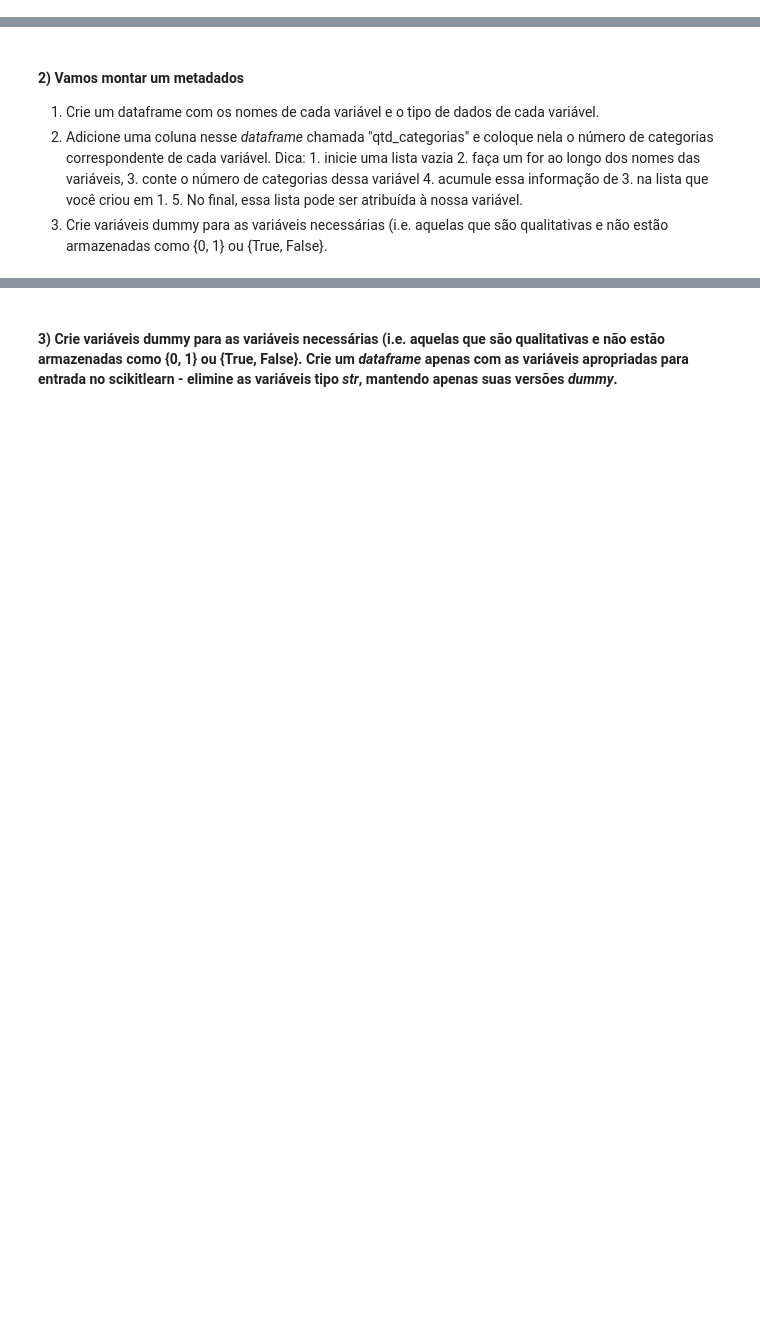
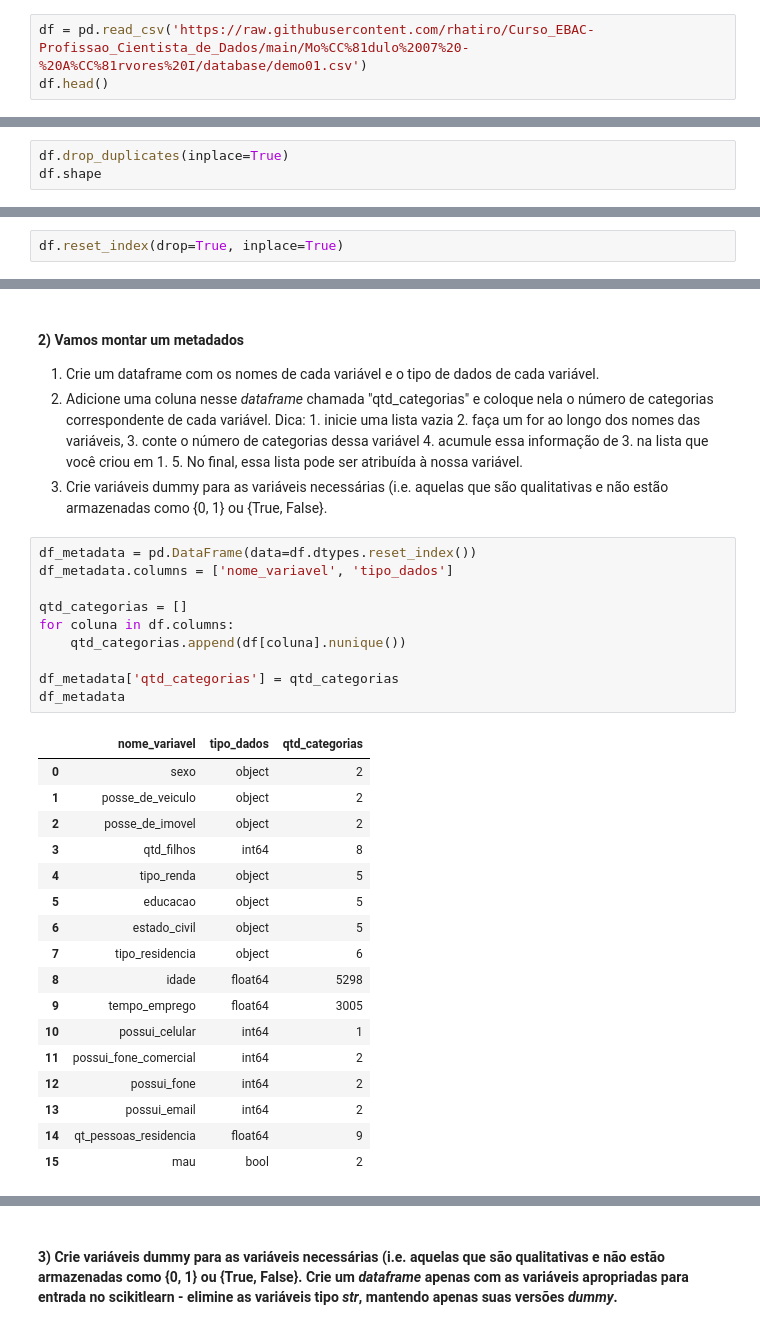
Before and after one commit to gfrigo/Machine-Learning, a Jupyter notebook: Classificação/Exercícios/Exercício_1.ipynb, the cells around one changed output, grey strips where cells are left out. Saved outputs shown, nothing was run; the diff lists cells and outputs as text; blank space fills up the shorter version.

```diff
--- a/Classificação/Exercícios/Exercício_1.ipynb
+++ b/Classificação/Exercícios/Exercício_1.ipynb
@@ -11,3 +7,6 @@ Lembrando, a base se chama demo01.csv, e originalmente está publicada [aqui](ht
 - Tipos de dados de cada variável
 - Quantidade de missings
 - Distribuição da variável resposta (mau)
+# %%
+df = pd.read_csv('https://raw.githubusercontent.com/rhatiro/Curso_EBAC-Profissao_Cientista_de_Dados/main/Mo%CC%81dulo%2007%20-%20A%CC%81rvores%20I/database/demo01.csv')
+df.head()
@@ -13,0 +52,3 @@ Lembrando, a base se chama demo01.csv, e originalmente está publicada [aqui](ht
+# %%
+df.drop_duplicates(inplace=True)
+df.shape
@@ -13,0 +68,2 @@ Lembrando, a base se chama demo01.csv, e originalmente está publicada [aqui](ht
+# %%
+df.reset_index(drop=True, inplace=True)
@@ -23,3 +123,31 @@ Lembrando, a base se chama demo01.csv, e originalmente está publicada [aqui](ht
         4. acumule essa informação de 3. na lista que você criou em 1.
         5. No final, essa lista pode ser atribuída à nossa variável.
 3. Crie variáveis dummy para as variáveis necessárias (i.e. aquelas que são qualitativas e não estão armazenadas como {0, 1} ou {True, False}.
+# %%
+df_metadata = pd.DataFrame(data=df.dtypes.reset_index())
+df_metadata.columns = ['nome_variavel', 'tipo_dados']
+
+qtd_categorias = []
+for coluna in df.columns:
+    qtd_categorias.append(df[coluna].nunique())
+
+df_metadata['qtd_categorias'] = qtd_categorias
+df_metadata
+# %% [output]
+|  | nome_variavel | tipo_dados | qtd_categorias |
+| 0 | sexo | object | 2 |
+| 1 | posse_de_veiculo | object | 2 |
+| 2 | posse_de_imovel | object | 2 |
+| 3 | qtd_filhos | int64 | 8 |
+| 4 | tipo_renda | object | 5 |
+| 5 | educacao | object | 5 |
+| 6 | estado_civil | object | 5 |
+| 7 | tipo_residencia | object | 6 |
+| 8 | idade | float64 | 5298 |
+| 9 | tempo_emprego | float64 | 3005 |
+| 10 | possui_celular | int64 | 1 |
+| 11 | possui_fone_comercial | int64 | 2 |
+| 12 | possui_fone | int64 | 2 |
+| 13 | possui_email | int64 | 2 |
+| 14 | qt_pessoas_residencia | float64 | 9 |
+| 15 | mau | bool | 2 |
```
Also changed, not shown: parts of 25 cells of this notebook, 1 other file.
